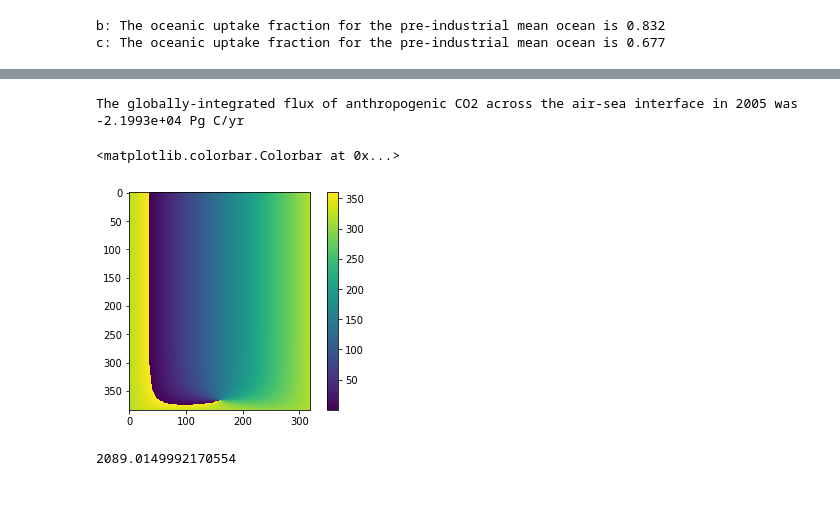
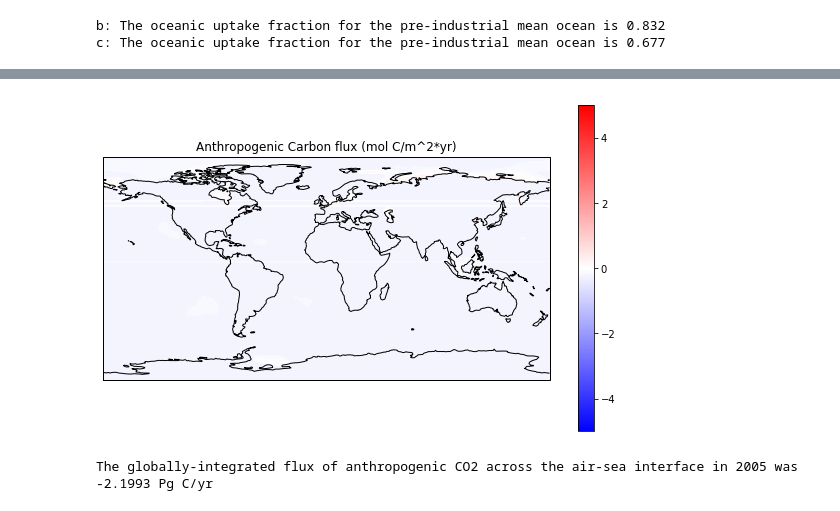
Before and after one commit to drdunmire1417/BGC_HW, a Jupyter notebook: HW8/HW8.ipynb, the cells around one changed output, grey strips where cells are left out. Cells and saved outputs as stored; diff of their text form; code cells hidden in the pictures.

```diff
--- a/HW8/HW8.ipynb
+++ b/HW8/HW8.ipynb
@@ -96,16 +100,23 @@ plt.show()
+# %%
+#I had to do a scatter plot here because when I tried to do it with contourf it was really messed up (see plot below)
+plt.figure(figsize=(10,6))
+
+ax = plt.axes(projection=ccrs.PlateCarree())
+plt.title('Anthropogenic Carbon flux (mol C/m^2*yr)')
+ax.coastlines()
+
+plt.contourf(model_lon, model_lat, co2_flux_anthro_2005, 60, vmin = -5, vmax = 5,cmap = 'bwr',transform=ccrs.PlateCarree())
+plt.xlabel('longitude')
+plt.ylabel('latitude')
+m = plt.cm.ScalarMappable(cmap='bwr')
+m.set_array(co2_flux_anthro_2005)
+m.set_clim(-5, 5)
+plt.colorbar(m)
+plt.show()
+# %% [output]
+[figure, added]
 # %%
 int_anthro_2005  = np.nansum(np.nansum((co2_flux_contemp_2005 - co2_flux_pi_2005) * model_area))*12*10**-15
-print(f'The globally-integrated flux of anthropogenic CO2 across the air-sea interface in 2005 was {int_anthro_2005:0.4e} Pg C/yr')
+print(f'The globally-integrated flux of anthropogenic CO2 across the air-sea interface in 2005 was {int_anthro_2005:0.4f} Pg C/yr')
 # %% [output]
-The globally-integrated flux of anthropogenic CO2 across the air-sea interface in 2005 was -2.1993e+04 Pg C/yr
+The globally-integrated flux of anthropogenic CO2 across the air-sea interface in 2005 was -2.1993 Pg C/yr
-# %%
-plt.imshow(model_lon)
-plt.colorbar()
-# %% [output]
-<matplotlib.colorbar.Colorbar at 0x...>
-[figure, removed]
-# %%
-x  = np.nansum(np.nansum((co2_flux_pi_2005) * model_area))*12*10**-15
-print(x)
-# %% [output]
-2089.0149992170554
```
Also changed, not shown: parts of 7 cells of this notebook, 1 other file.
